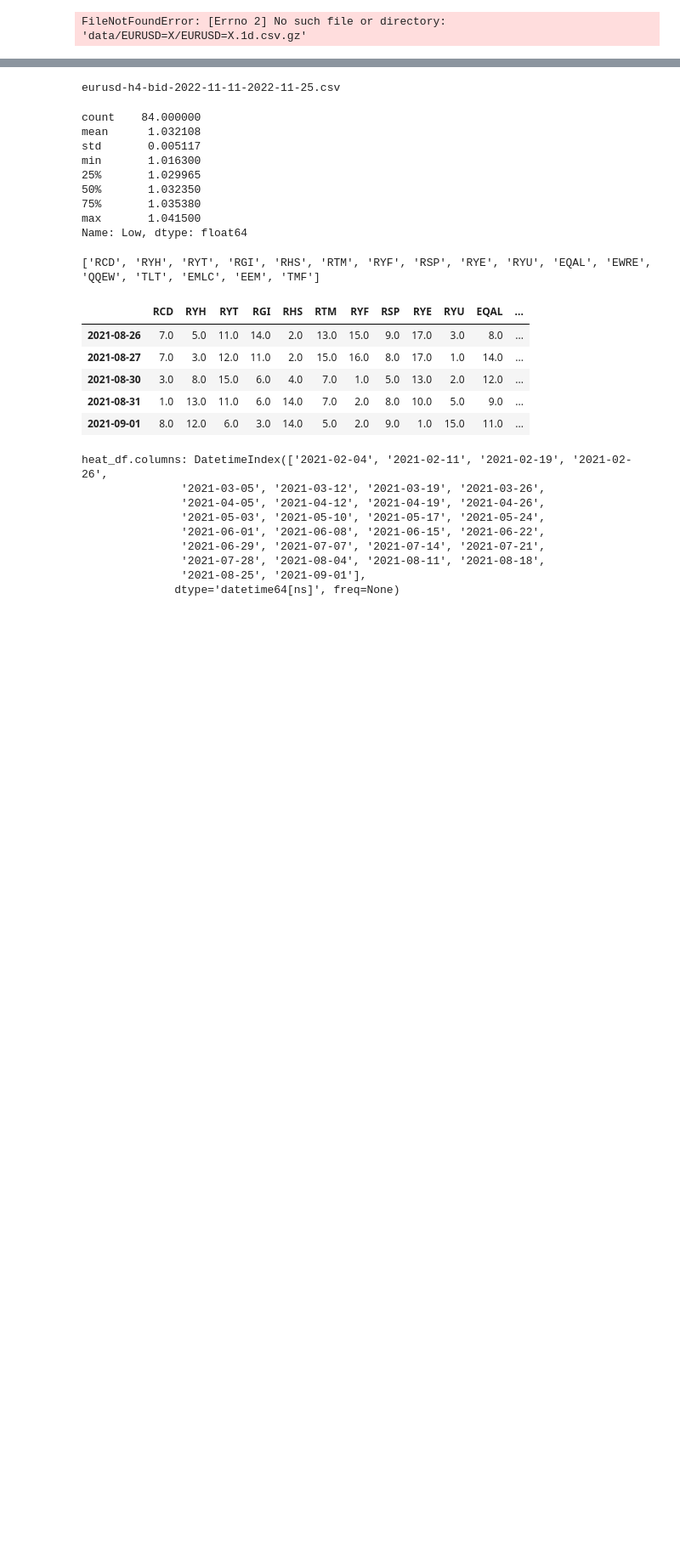
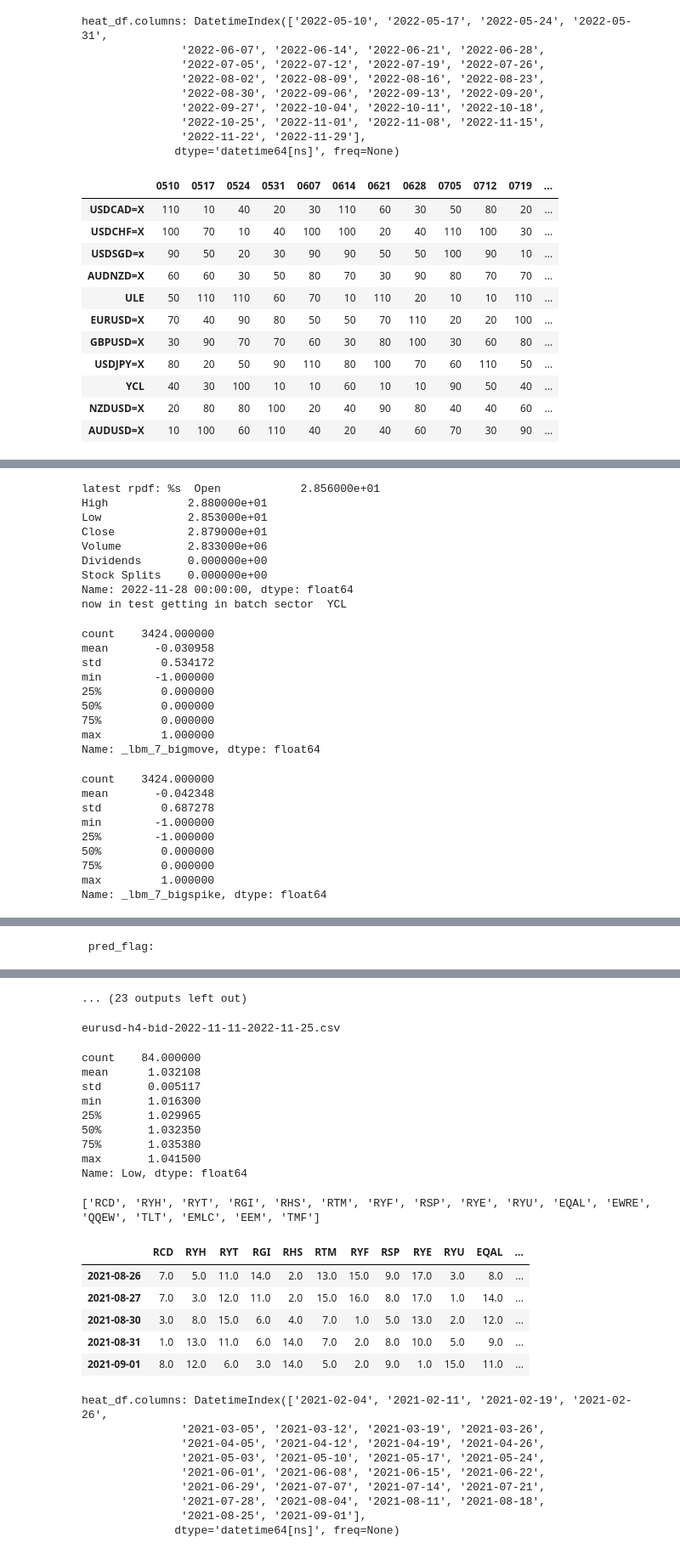
Before and after one commit to jacky892/sectorRotationHeatmap, a Jupyter notebook: rotationHeatmap.ipynb, the cells around one changed output, grey strips where cells are left out. Shown: that part at 85% size. Saved outputs shown, nothing was run; the diff lists cells and outputs as text; code cells hidden in the pictures; blank space fills up the shorter version.

```diff
--- a/rotationHeatmap.ipynb
+++ b/rotationHeatmap.ipynb
@@ -58,5 +179,5 @@ npx dukascopy-node -i eurgbp -from 2022-11-11 -to 2022-11-25 -t h4 -f csv
 # %%
 
 from workflow.sectorRotationTraderWorkflow import run_forex_worflow
-t1, t2=run_forex_worflow(pred_date=None, use_dukas=False)
+past_perf_df, latest_trades_df=run_forex_worflow(pred_date=None, use_dukas=False)
 # %% [output]
@@ -65 +192,21 @@ error downloading new quotes: HTTPSConnectionPool(host='query2.finance.yahoo.com
-FileNotFoundError: [Errno 2] No such file or directory: 'data/EURUSD=X/EURUSD=X.1d.csv.gz'
+heat_df.columns: DatetimeIndex(['2022-05-10', '2022-05-17', '2022-05-24', '2022-05-31',
+               '2022-06-07', '2022-06-14', '2022-06-21', '2022-06-28',
+               '2022-07-05', '2022-07-12', '2022-07-19', '2022-07-26',
+               '2022-08-02', '2022-08-09', '2022-08-16', '2022-08-23',
+               '2022-08-30', '2022-09-06', '2022-09-13', '2022-09-20',
+               '2022-09-27', '2022-10-04', '2022-10-11', '2022-10-18',
+               '2022-10-25', '2022-11-01', '2022-11-08', '2022-11-15',
+               '2022-11-22', '2022-11-29'],
+              dtype='datetime64[ns]', freq=None)
+|  | 0510 | 0517 | 0524 | 0531 | 0607 | 0614 | 0621 | 0628 | 0705 | 0712 | 0719 | ... |
+| USDCAD=X | 110 | 10 | 40 | 20 | 30 | 110 | 60 | 30 | 50 | 80 | 20 | ... |
+| USDCHF=X | 100 | 70 | 10 | 40 | 100 | 100 | 20 | 40 | 110 | 100 | 30 | ... |
+| USDSGD=x | 90 | 50 | 20 | 30 | 90 | 90 | 50 | 50 | 100 | 90 | 10 | ... |
+| AUDNZD=X | 60 | 60 | 30 | 50 | 80 | 70 | 30 | 90 | 80 | 70 | 70 | ... |
+| ULE | 50 | 110 | 110 | 60 | 70 | 10 | 110 | 20 | 10 | 10 | 110 | ... |
+| EURUSD=X | 70 | 40 | 90 | 80 | 50 | 50 | 70 | 110 | 20 | 20 | 100 | ... |
+| GBPUSD=X | 30 | 90 | 70 | 70 | 60 | 30 | 80 | 100 | 30 | 60 | 80 | ... |
+| USDJPY=X | 80 | 20 | 50 | 90 | 110 | 80 | 100 | 70 | 60 | 110 | 50 | ... |
+| YCL | 40 | 30 | 100 | 10 | 10 | 60 | 10 | 10 | 90 | 50 | 40 | ... |
+| NZDUSD=X | 20 | 80 | 80 | 100 | 20 | 40 | 90 | 80 | 40 | 40 | 60 | ... |
+| AUDUSD=X | 10 | 100 | 60 | 110 | 40 | 20 | 40 | 60 | 70 | 30 | 90 | ... |
@@ -65,0 +219,27 @@ FileNotFoundError: [Errno 2] No such file or directory: 'data/EURUSD=X/EURUSD=X.
+latest rpdf: %s  Open            2.856000e+01
+High            2.880000e+01
+Low             2.853000e+01
+Close           2.879000e+01
+Volume          2.833000e+06
+Dividends       0.000000e+00
+Stock Splits    0.000000e+00
+Name: 2022-11-28 00:00:00, dtype: float64
+now in test getting in batch sector  YCL
+count    3424.000000
+mean       -0.030958
+std         0.534172
+min        -1.000000
+25%         0.000000
+50%         0.000000
+75%         0.000000
+max         1.000000
+Name: _lbm_7_bigmove, dtype: float64
+count    3424.000000
+mean       -0.042348
+std         0.687278
+min        -1.000000
+25%        -1.000000
+50%         0.000000
+75%         0.000000
+max         1.000000
+Name: _lbm_7_bigspike, dtype: float64
@@ -65,0 +280 @@ FileNotFoundError: [Errno 2] No such file or directory: 'data/EURUSD=X/EURUSD=X.
+ pred_flag:
@@ -66,3 +293,4 @@ FileNotFoundError: [Errno 2] No such file or directory: 'data/EURUSD=X/EURUSD=X.
+... (23 outputs left out)
 # %%
 !ls download
 # %% [output]
```
Also changed, not shown: parts of 13 cells of this notebook, 4 other files.
